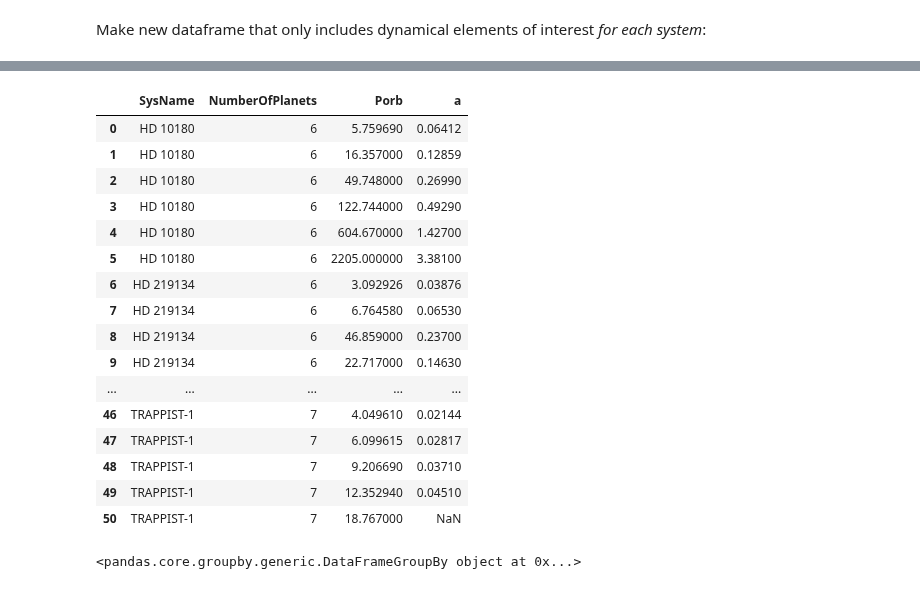
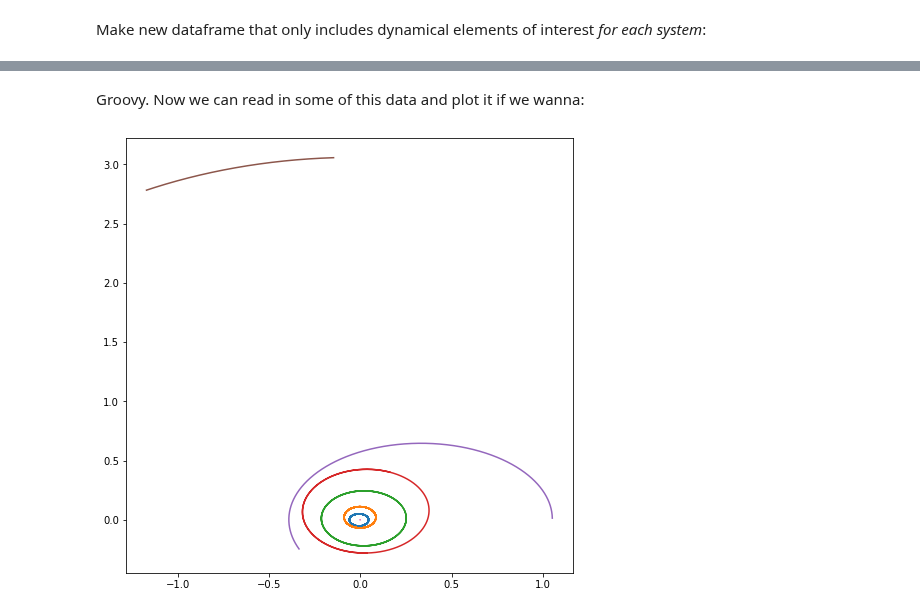
Before and after one commit to jnaiman/csci-p-14110_su2020, a Jupyter notebook: lesson09/extra_notebook_generate_sims.ipynb, the cells around one changed output, grey strips where cells are left out. Saved outputs shown, nothing was run; the diff lists cells and outputs as text; code cells hidden in the pictures.

```diff
--- a/lesson09/extra_notebook_generate_sims.ipynb
+++ b/lesson09/extra_notebook_generate_sims.ipynb
@@ -149,24 +160,23 @@ df = pd.DataFrame(data)#, columns=['SysName', 'NumberOfPlanets'])
-# %%
-df
-# %% [output]
-|  | SysName | NumberOfPlanets | Porb | a |
-| 0 | HD 10180 | 6 | 5.759690 | 0.06412 |
-| 1 | HD 10180 | 6 | 16.357000 | 0.12859 |
-| 2 | HD 10180 | 6 | 49.748000 | 0.26990 |
-| 3 | HD 10180 | 6 | 122.744000 | 0.49290 |
-| 4 | HD 10180 | 6 | 604.670000 | 1.42700 |
-| 5 | HD 10180 | 6 | 2205.000000 | 3.38100 |
-| 6 | HD 219134 | 6 | 3.092926 | 0.03876 |
-| 7 | HD 219134 | 6 | 6.764580 | 0.06530 |
-| 8 | HD 219134 | 6 | 46.859000 | 0.23700 |
-| 9 | HD 219134 | 6 | 22.717000 | 0.14630 |
-| ... | ... | ... | ... | ... |
-| 46 | TRAPPIST-1 | 7 | 4.049610 | 0.02144 |
-| 47 | TRAPPIST-1 | 7 | 6.099615 | 0.02817 |
-| 48 | TRAPPIST-1 | 7 | 9.206690 | 0.03710 |
-| 49 | TRAPPIST-1 | 7 | 12.352940 | 0.04510 |
-| 50 | TRAPPIST-1 | 7 | 18.767000 | NaN |
-# %%
-df.groupby('SysName')
-# %% [output]
-<pandas.core.groupby.generic.DataFrameGroupBy object at 0x...>
+# %% [markdown]
+Groovy.  Now we can read in some of this data and plot it if we wanna:
+# %%
+read_in_name = 'HD 10180'
+
+fname = saveName = "_".join(read_in_name.split()) + '-savedSim.txt'
+t_h, E_h, r_h, v_h = read_hermite_solution_from_file('data/' + fname)
+
+# plot the sim
+fig, ax = plt.subplots(1,1, figsize=(8,8))
+
+# loop over the number of particles in our system (star + planets)
+for i in range(r_h.shape[0]):
+    # on the 0th i.e. first set of axis plot
+    # the ith planet
+    # the 0th (x) axis vs the 1st (y) axis
+    # and plot all the time steps (:)
+    ax.plot(r_h[i,0,:], r_h[i, 1, :])
+
+
+plt.show()
+# %% [output]
+[figure, added]
```
Also changed, not shown: parts of 10 cells of this notebook, 21 other files.
